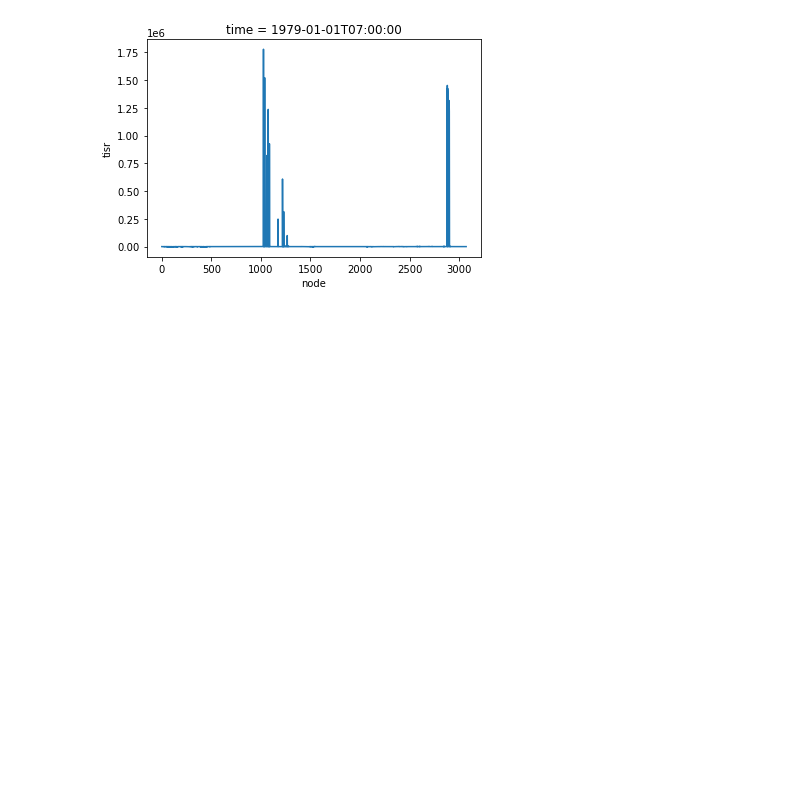
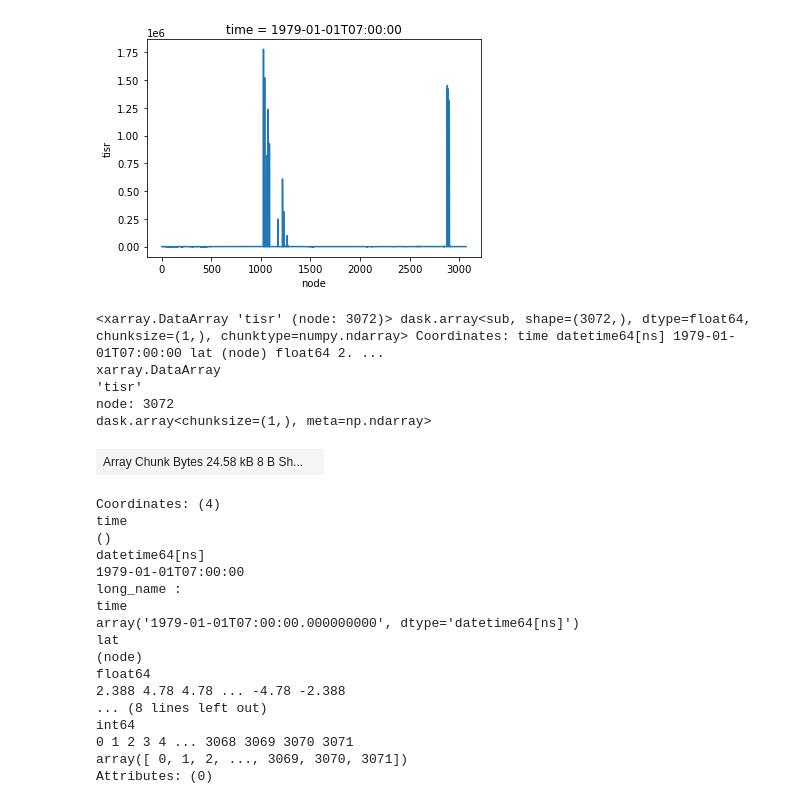
Before and after one commit to deepsphere/deepsphere-weather, a Jupyter notebook: notebooks/healpix_resampling.ipynb, the cells around one changed output. Drawn from its saved outputs; the diff is of its cells as text; code cells hidden in the pictures; blank space fills up the shorter version.

```diff
--- a/notebooks/healpix_resampling.ipynb
+++ b/notebooks/healpix_resampling.ipynb
@@ -362,3 +406,29 @@ diff.plot()
 # %% [output]
 [<matplotlib.lines.Line2D at 0x...>]
 [figure]
+# %%
+diff
+# %% [output]
+<xarray.DataArray 'tisr' (node: 3072)> dask.array<sub, shape=(3072,), dtype=float64, chunksize=(1,), chunktype=numpy.ndarray> Coordinates: time datetime64[ns] 1979-01-01T07:00:00 lat (node) float64 2. ...
+xarray.DataArray
+'tisr'
+node: 3072
+dask.array<chunksize=(1,), meta=np.ndarray>
+| Array Chunk Bytes 24.58 kB 8 B Sh... |  |
+Coordinates: (4)
+time
+()
+datetime64[ns]
+1979-01-01T07:00:00
+long_name :
+time
+array('1979-01-01T07:00:00.000000000', dtype='datetime64[ns]')
+lat
+(node)
+float64
+2.388 4.78 4.78 ... -4.78 -2.388
+... (8 lines left out)
+int64
+0 1 2 3 4 ... 3068 3069 3070 3071
+array([ 0, 1, 2, ..., 3069, 3070, 3071])
+Attributes: (0)
```
Also changed, not shown: parts of 9 cells of this notebook.
